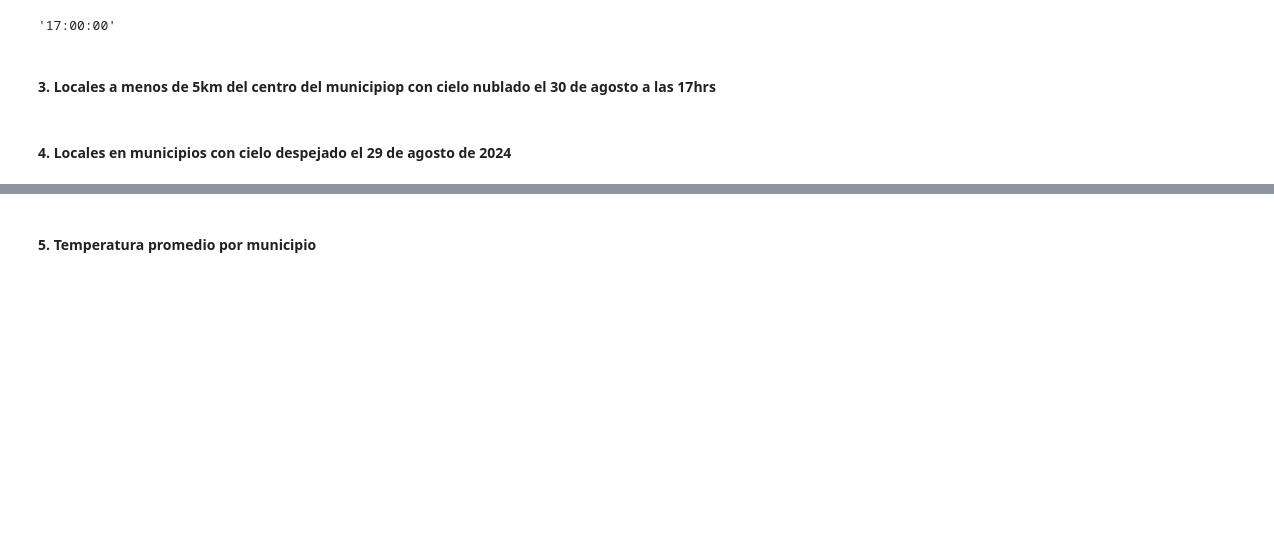
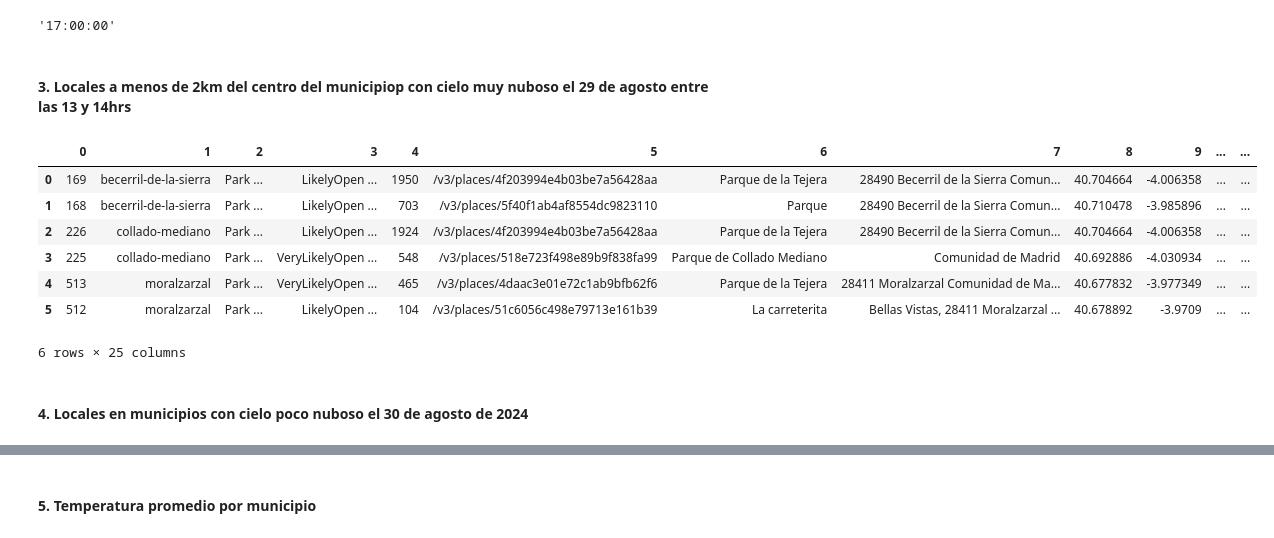
Before and after one commit to davfranco1/laboratorio-modulo4-leccion02-sql-python, a Jupyter notebook: laboratorio-modulo4-leccion02-sql-python.ipynb, the cells around one changed output, grey strips where cells are left out. Saved outputs shown, nothing was run; the diff lists cells and outputs as text; code cells hidden in the pictures; blank space fills up the shorter version.

```diff
--- a/laboratorio-modulo4-leccion02-sql-python.ipynb
+++ b/laboratorio-modulo4-leccion02-sql-python.ipynb
@@ -353,9 +350,34 @@ lista_tuplas_aemet[5][13]
 # %% [output]
 '17:00:00'
 # %% [markdown]
-#### 3. Locales a menos de 5km del centro del municipiop con cielo nublado el 30 de agosto a las 17hrs
+#### 3. Locales a menos de 2km del centro del municipiop con cielo muy nuboso el 29 de agosto entre las 13 y 14hrs
+# %%
+query3 = '''
+select *
+from locales l
+    inner join clima c on l.id_municipio = c.municipio_id
+
+where l.distancia < 2000
+    and c.cielo = 'Muy nuboso'
+    and c.fecha = '2024-08-29'
+    and c.hora between '13:00' and '14:00';
+'''
+
+cursor.execute(query3)
+df_distancia_tiempo = pd.DataFrame(cursor.fetchall())
+# %%
+df_distancia_tiempo
+# %% [output]
+|  | 0 | 1 | 2 | 3 | 4 | 5 | 6 | 7 | 8 | 9 | ... | ... |
+| 0 | 169 | becerril-de-la-sierra | Park ... | LikelyOpen ... | 1950 | /v3/places/4f203994e4b03be7a56428aa | Parque de la Tejera | 28490 Becerril de la Sierra Comun... | 40.704664 | -4.006358 | ... | ... |
+| 1 | 168 | becerril-de-la-sierra | Park ... | LikelyOpen ... | 703 | /v3/places/5f40f1ab4af8554dc9823110 | Parque | 28490 Becerril de la Sierra Comun... | 40.710478 | -3.985896 | ... | ... |
+| 2 | 226 | collado-mediano | Park ... | LikelyOpen ... | 1924 | /v3/places/4f203994e4b03be7a56428aa | Parque de la Tejera | 28490 Becerril de la Sierra Comun... | 40.704664 | -4.006358 | ... | ... |
+| 3 | 225 | collado-mediano | Park ... | VeryLikelyOpen ... | 548 | /v3/places/518e723f498e89b9f838fa99 | Parque de Collado Mediano | Comunidad de Madrid | 40.692886 | -4.030934 | ... | ... |
+| 4 | 513 | moralzarzal | Park ... | VeryLikelyOpen ... | 465 | /v3/places/4daac3e01e72c1ab9bfb62f6 | Parque de la Tejera | 28411 Moralzarzal Comunidad de Ma... | 40.677832 | -3.977349 | ... | ... |
+| 5 | 512 | moralzarzal | Park ... | LikelyOpen ... | 104 | /v3/places/51c6056c498e79713e161b39 | La carreterita | Bellas Vistas, 28411 Moralzarzal ... | 40.678892 | -3.9709 | ... | ... |
+6 rows × 25 columns
 # %% [markdown]
-#### 4. Locales en municipios con cielo despejado el 29 de agosto de 2024
+#### 4. Locales en municipios con cielo poco nuboso el 30 de agosto de 2024
 # %%
 query4 = '''
     select l.nombre
```
Also changed, not shown: parts of 5 cells of this notebook.
